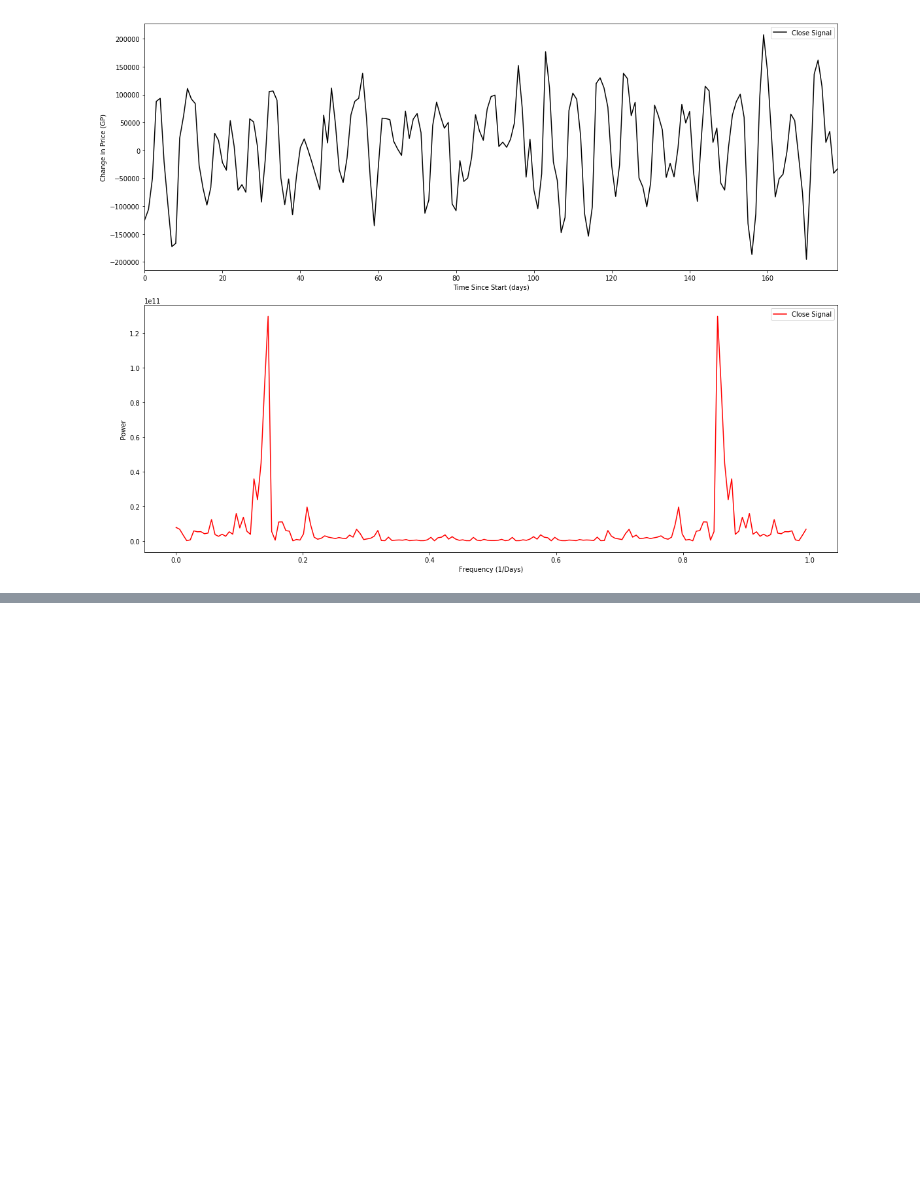
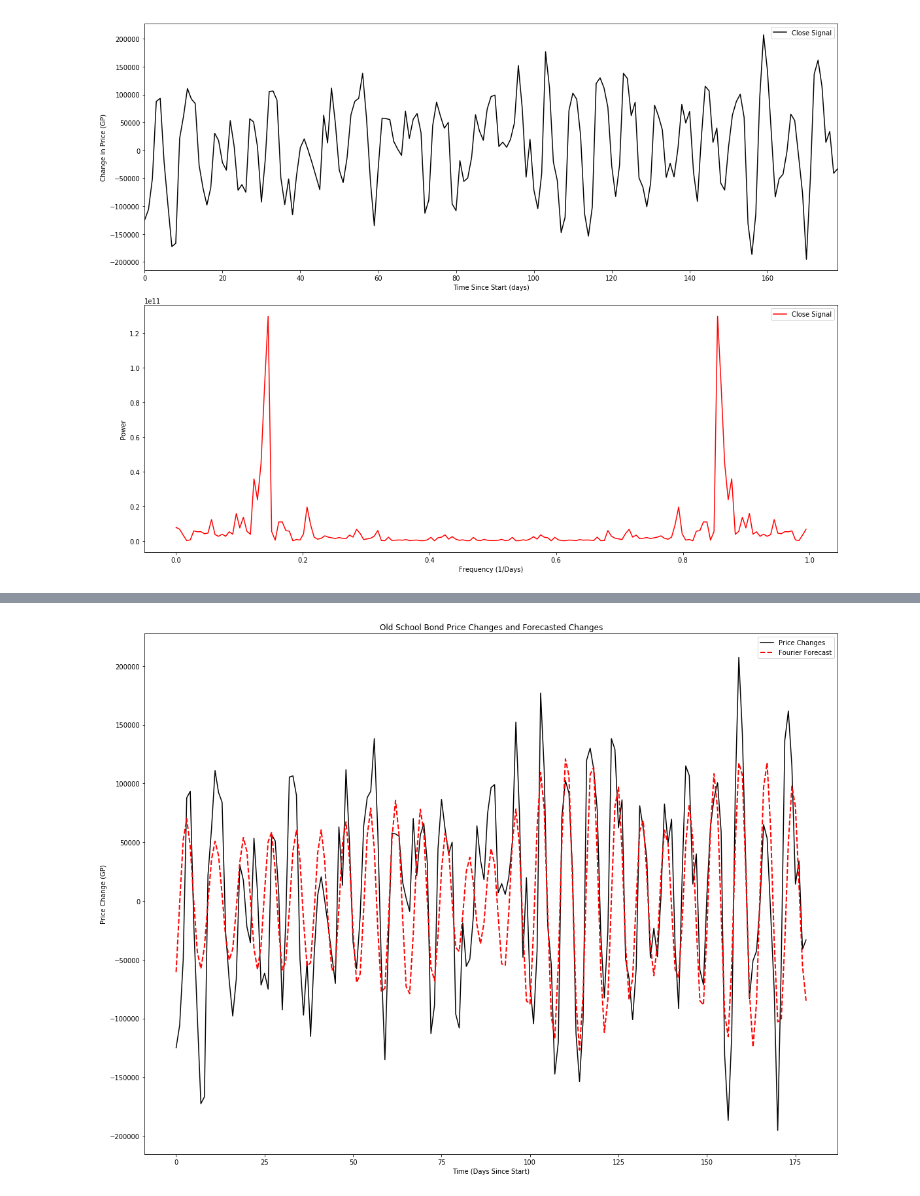
Before and after one commit to nurriol2/forecasting, a Jupyter notebook: Fourier Forecasting.ipynb, the cells around one changed output, grey strips where cells are left out. Saved outputs shown, nothing was run; the diff lists cells and outputs as text; code cells hidden in the pictures; blank space fills up the shorter version.

Commit message:
Include most updated version of Fourier forecast

```diff
--- a/Fourier Forecasting.ipynb
+++ b/Fourier Forecasting.ipynb
@@ -159,0 +216,13 @@ plt.show()
+# %%
+f_filtered = fhat*indices
+f_forecast = np.fft.ifft(f_filtered)
+# %%
+plt.plot(t, f_diff, color='k', label="Price Changes")
+plt.plot(t, f_forecast, "r--", label="Fourier Forecast", LineWidth=2)
+plt.xlabel("Time (Days Since Start)")
+plt.ylabel("Price Change (GP)")
+plt.legend()
+plt.title("Old School Bond Price Changes and Forecasted Changes")
+plt.show()
+# %% [output]
+[figure, added]
```
Also changed, not shown: parts of 28 cells of this notebook.
